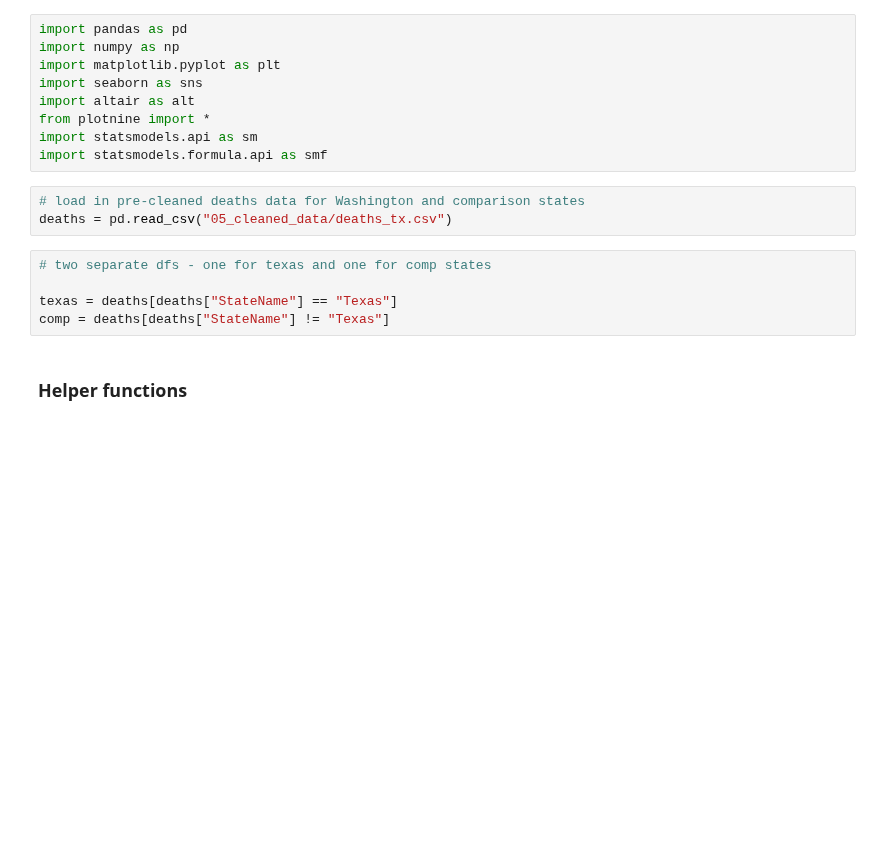
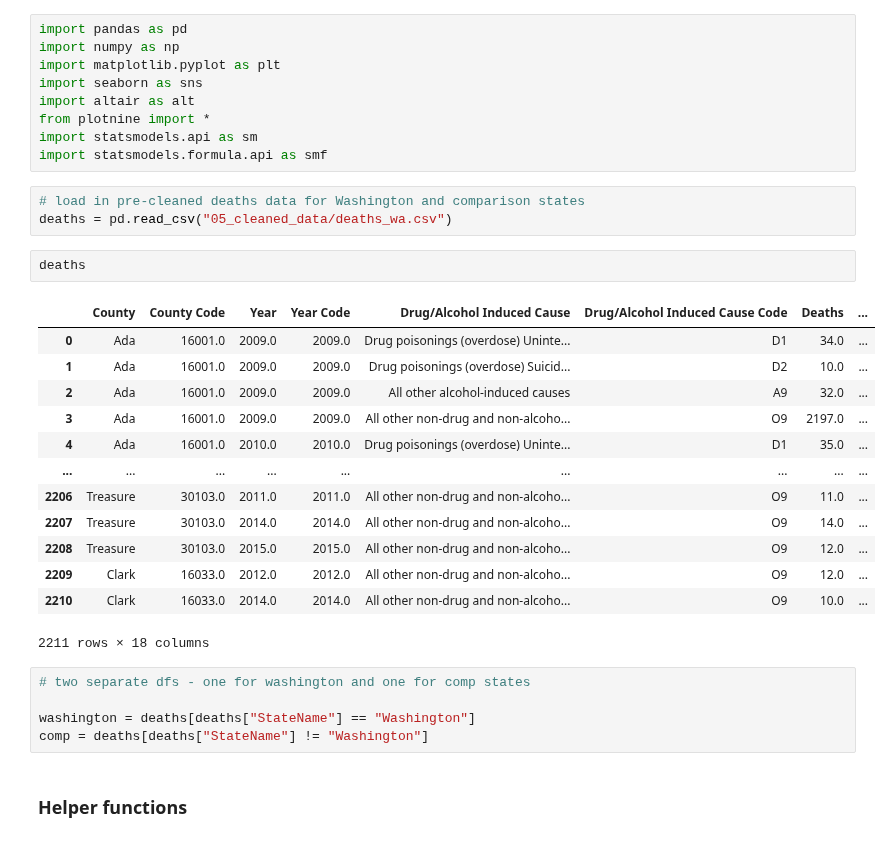
Before and after one commit to abzdel/Opioid-Analysis, a Jupyter notebook: 50_washington_diff_in_diff.ipynb, the cells around one changed output. Cells and saved outputs as stored; diff of their text form; blank space fills up the shorter version.

```diff
--- a/50_washington_diff_in_diff.ipynb
+++ b/50_washington_diff_in_diff.ipynb
@@ -9,12 +9,28 @@ import statsmodels.api as sm
 import statsmodels.formula.api as smf
 # %%
 # load in pre-cleaned deaths data for Washington and comparison states
-deaths = pd.read_csv("05_cleaned_data/deaths_tx.csv")
+deaths = pd.read_csv("05_cleaned_data/deaths_wa.csv")
+# %%
+deaths
+# %% [output]
+|  | County | County Code | Year | Year Code | Drug/Alcohol Induced Cause | Drug/Alcohol Induced Cause Code | Deaths | ... |
+| 0 | Ada | 16001.0 | 2009.0 | 2009.0 | Drug poisonings (overdose) Uninte... | D1 | 34.0 | ... |
+| 1 | Ada | 16001.0 | 2009.0 | 2009.0 | Drug poisonings (overdose) Suicid... | D2 | 10.0 | ... |
+| 2 | Ada | 16001.0 | 2009.0 | 2009.0 | All other alcohol-induced causes | A9 | 32.0 | ... |
+| 3 | Ada | 16001.0 | 2009.0 | 2009.0 | All other non-drug and non-alcoho... | O9 | 2197.0 | ... |
+| 4 | Ada | 16001.0 | 2010.0 | 2010.0 | Drug poisonings (overdose) Uninte... | D1 | 35.0 | ... |
+| ... | ... | ... | ... | ... | ... | ... | ... | ... |
+| 2206 | Treasure | 30103.0 | 2011.0 | 2011.0 | All other non-drug and non-alcoho... | O9 | 11.0 | ... |
+| 2207 | Treasure | 30103.0 | 2014.0 | 2014.0 | All other non-drug and non-alcoho... | O9 | 14.0 | ... |
+| 2208 | Treasure | 30103.0 | 2015.0 | 2015.0 | All other non-drug and non-alcoho... | O9 | 12.0 | ... |
+| 2209 | Clark | 16033.0 | 2012.0 | 2012.0 | All other non-drug and non-alcoho... | O9 | 12.0 | ... |
+| 2210 | Clark | 16033.0 | 2014.0 | 2014.0 | All other non-drug and non-alcoho... | O9 | 10.0 | ... |
+2211 rows × 18 columns
 # %%
-# two separate dfs - one for texas and one for comp states
+# two separate dfs - one for washington and one for comp states
 
-texas = deaths[deaths["StateName"] == "Texas"]
-comp = deaths[deaths["StateName"] != "Texas"]
+washington = deaths[deaths["StateName"] == "Washington"]
+comp = deaths[deaths["StateName"] != "Washington"]
 # %% [markdown]
 ### Helper functions
 # %%
```
Also changed, not shown: parts of 33 cells of this notebook.
